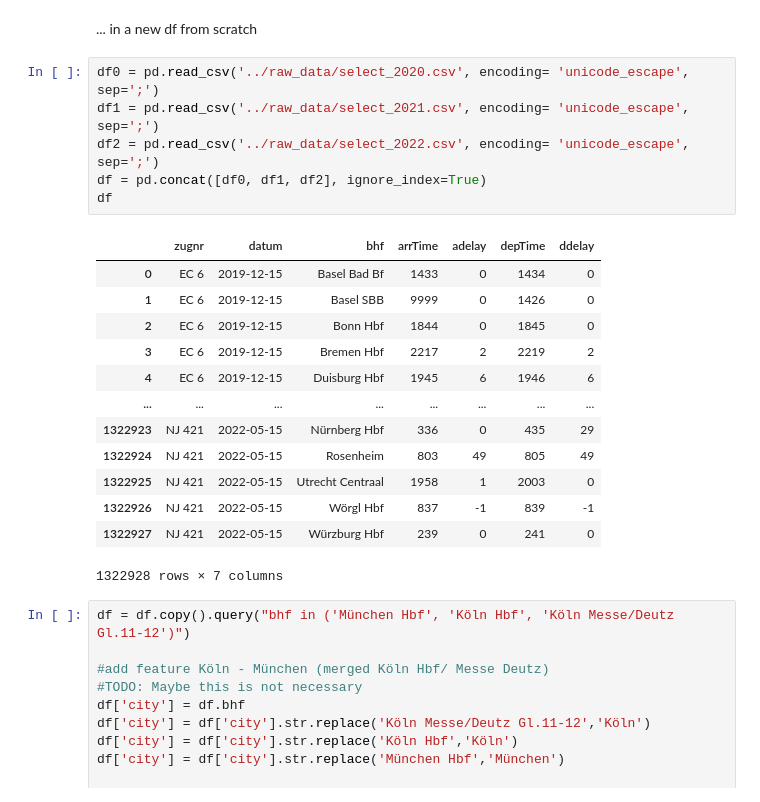
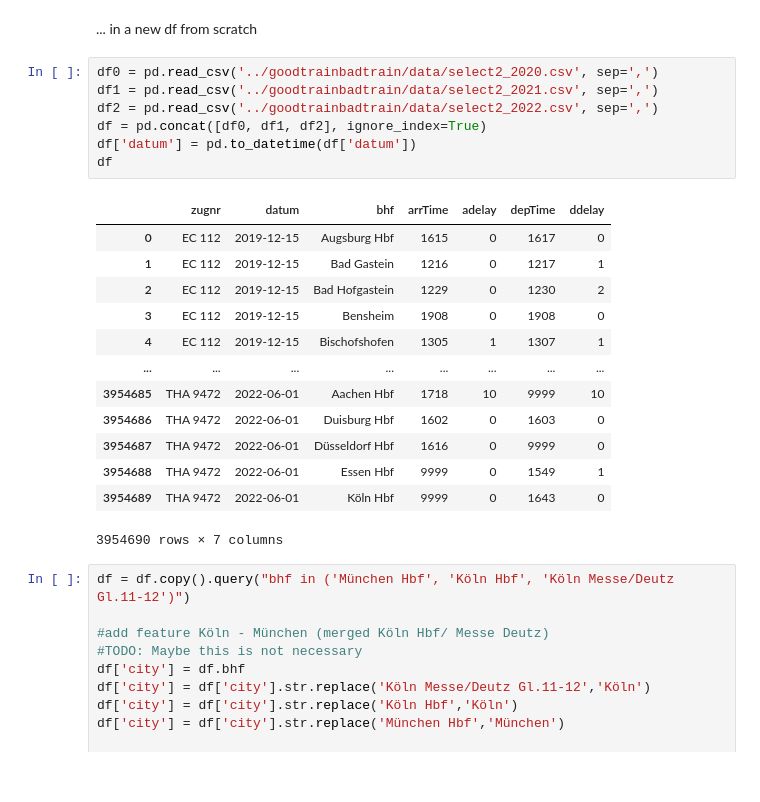
Before and after one commit to Good-Train-Bad-Train/gtbt, a Jupyter notebook: notebooks/juan_dataexploration.ipynb, the cells around one changed output. Saved outputs shown, nothing was run; the diff lists cells and outputs as text.

```diff
--- a/notebooks/juan_dataexploration.ipynb
+++ b/notebooks/juan_dataexploration.ipynb
@@ -343,25 +345,26 @@ with open(db_path, 'rb') as handle:
 # %% [markdown]
 ... in a new df from scratch
 # %%
-df0 = pd.read_csv('../raw_data/select_2020.csv', encoding= 'unicode_escape', sep=';')
-df1 = pd.read_csv('../raw_data/select_2021.csv', encoding= 'unicode_escape', sep=';')
-df2 = pd.read_csv('../raw_data/select_2022.csv', encoding= 'unicode_escape', sep=';')
+df0 = pd.read_csv('../goodtrainbadtrain/data/select2_2020.csv', sep=',')
+df1 = pd.read_csv('../goodtrainbadtrain/data/select2_2021.csv', sep=',')
+df2 = pd.read_csv('../goodtrainbadtrain/data/select2_2022.csv', sep=',')
 df = pd.concat([df0, df1, df2], ignore_index=True)
+df['datum'] = pd.to_datetime(df['datum'])
 df
 # %% [output]
 |  | zugnr | datum | bhf | arrTime | adelay | depTime | ddelay |
-| 0 | EC 6 | 2019-12-15 | Basel Bad Bf | 1433 | 0 | 1434 | 0 |
-| 1 | EC 6 | 2019-12-15 | Basel SBB | 9999 | 0 | 1426 | 0 |
-| 2 | EC 6 | 2019-12-15 | Bonn Hbf | 1844 | 0 | 1845 | 0 |
-| 3 | EC 6 | 2019-12-15 | Bremen Hbf | 2217 | 2 | 2219 | 2 |
-| 4 | EC 6 | 2019-12-15 | Duisburg Hbf | 1945 | 6 | 1946 | 6 |
+| 0 | EC 112 | 2019-12-15 | Augsburg Hbf | 1615 | 0 | 1617 | 0 |
+| 1 | EC 112 | 2019-12-15 | Bad Gastein | 1216 | 0 | 1217 | 1 |
+| 2 | EC 112 | 2019-12-15 | Bad Hofgastein | 1229 | 0 | 1230 | 2 |
+| 3 | EC 112 | 2019-12-15 | Bensheim | 1908 | 0 | 1908 | 0 |
+| 4 | EC 112 | 2019-12-15 | Bischofshofen | 1305 | 1 | 1307 | 1 |
 | ... | ... | ... | ... | ... | ... | ... | ... |
-| 1322923 | NJ 421 | 2022-05-15 | Nürnberg Hbf | 336 | 0 | 435 | 29 |
-| 1322924 | NJ 421 | 2022-05-15 | Rosenheim | 803 | 49 | 805 | 49 |
-| 1322925 | NJ 421 | 2022-05-15 | Utrecht Centraal | 1958 | 1 | 2003 | 0 |
-| 1322926 | NJ 421 | 2022-05-15 | Wörgl Hbf | 837 | -1 | 839 | -1 |
-| 1322927 | NJ 421 | 2022-05-15 | Würzburg Hbf | 239 | 0 | 241 | 0 |
+| 3954685 | THA 9472 | 2022-06-01 | Aachen Hbf | 1718 | 10 | 9999 | 10 |
+| 3954686 | THA 9472 | 2022-06-01 | Duisburg Hbf | 1602 | 0 | 1603 | 0 |
+| 3954687 | THA 9472 | 2022-06-01 | Düsseldorf Hbf | 1616 | 0 | 9999 | 0 |
+| 3954688 | THA 9472 | 2022-06-01 | Essen Hbf | 9999 | 0 | 1549 | 1 |
+| 3954689 | THA 9472 | 2022-06-01 | Köln Hbf | 9999 | 0 | 1643 | 0 |
-1322928 rows × 7 columns
+3954690 rows × 7 columns
 # %%
 df = df.copy().query("bhf in ('München Hbf', 'Köln Hbf', 'Köln Messe/Deutz Gl.11-12')")
 
```
Also changed, not shown: parts of 10 cells of this notebook, 16 other files.
